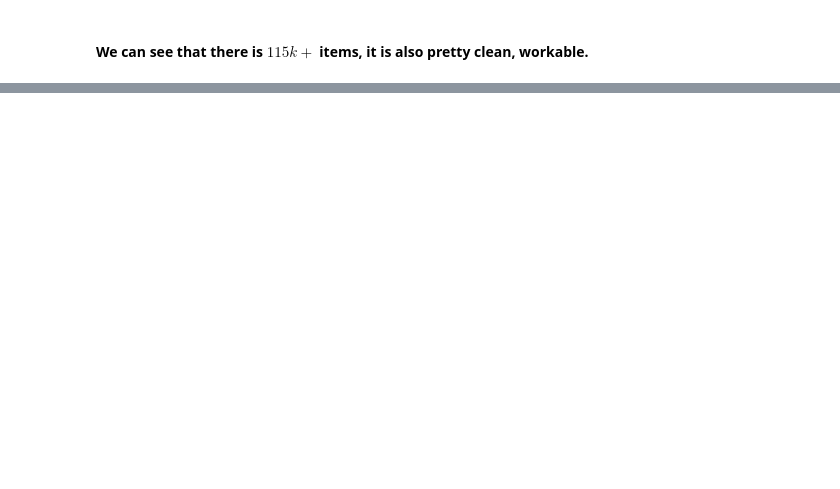
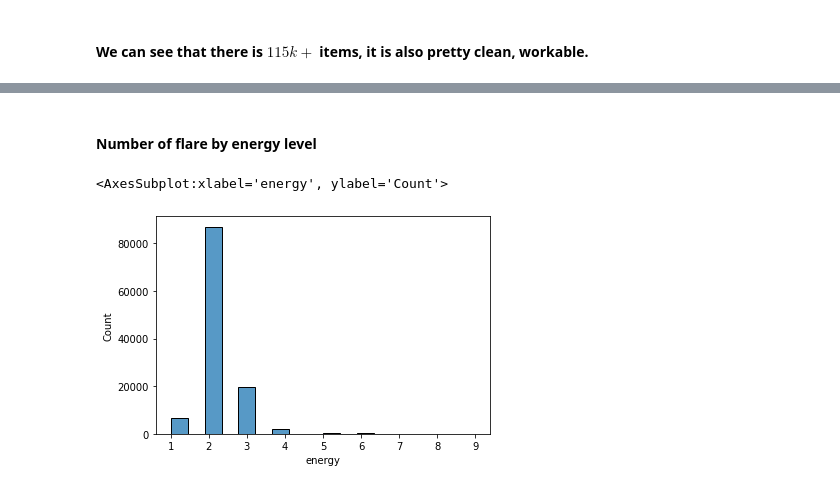
Before and after one commit to GBernard314/supreme-lamp, a Jupyter notebook: solar_flares.ipynb, the cells around one changed output, grey strips where cells are left out. Cells and saved outputs as stored; diff of their text form; code cells hidden in the pictures; blank space fills up the shorter version.

```diff
--- a/solar_flares.ipynb
+++ b/solar_flares.ipynb
@@ -91,9 +93,8 @@ Requirement already satisfied: setuptools in /usr/lib/python3.9/site-packages (f
 # %%
 import pandas as pd
 
-df = pd.read_csv('hessi.solar.flare.UP_To_2018.csv')
+df = pd.read_csv('solar_flares_until_2018.csv')
 df.info()
-df.head()
 # %% [output]
 <class 'pandas.core.frame.DataFrame'>
 RangeIndex: 116143 entries, 0 to 116142
@@ -121,2 +116,22 @@ memory usage: 15.9+ MB
 # %% [markdown]
 #### We can see that there is $115k+$ items, it is also pretty clean, workable.
+# %%
+# Renaming column for easier processing
+df = df.rename(columns={"start.date": "s_date",
+                        "start.time": "s_time",
+                        "duration.s": "duration",
+                        "peak.c/s": "peak_count",
+                        "total.counts": "total",
+                        "energy.kev": "energy",
+                        "x.pos.asec": "x",
+                        "y.pos.asec": "y",
+                        "active.region.ar": "region",
+                        "flag.1": "f1",
+                        "flag.2": "f2",
+                        "flag.3": "f3",
+                        "flag.4": "f4",
+                        "flag.5": "f5"})
+
+# Formating s_date to Datetime object
+df['s_date'] = pd.to_datetime(df['s_date'], format='%Y-%m-%d')
+df.head()
@@ -122,0 +152,12 @@ memory usage: 15.9+ MB
+# %%
+df.loc[df['energy'] == "3-6", 'energy'] = 1
+df.loc[df['energy'] == "6-12", 'energy'] = 2
+df.loc[df['energy'] == "12-25", 'energy'] = 3
+df.loc[df['energy'] == "25-50", 'energy'] = 4
+df.loc[df['energy'] == "50-100", 'energy'] = 5
+df.loc[df['energy'] == "100-300", 'energy'] = 6
+df.loc[df['energy'] == "300-800", 'energy'] = 7
+df.loc[df['energy'] == "800-7000", 'energy'] = 8
+df.loc[df['energy'] == "7000-20000", 'energy'] = 9
+
+df.head()
@@ -122,0 +183,9 @@ memory usage: 15.9+ MB
+# %% [markdown]
+#### Number of flare by energy level
+# %%
+import seaborn as sns
+
+sns.histplot(df['energy'])
+# %% [output]
+<AxesSubplot:xlabel='energy', ylabel='Count'>
+[figure, added]
```
Also changed, not shown: parts of 13 cells of this notebook, 5 other files.
